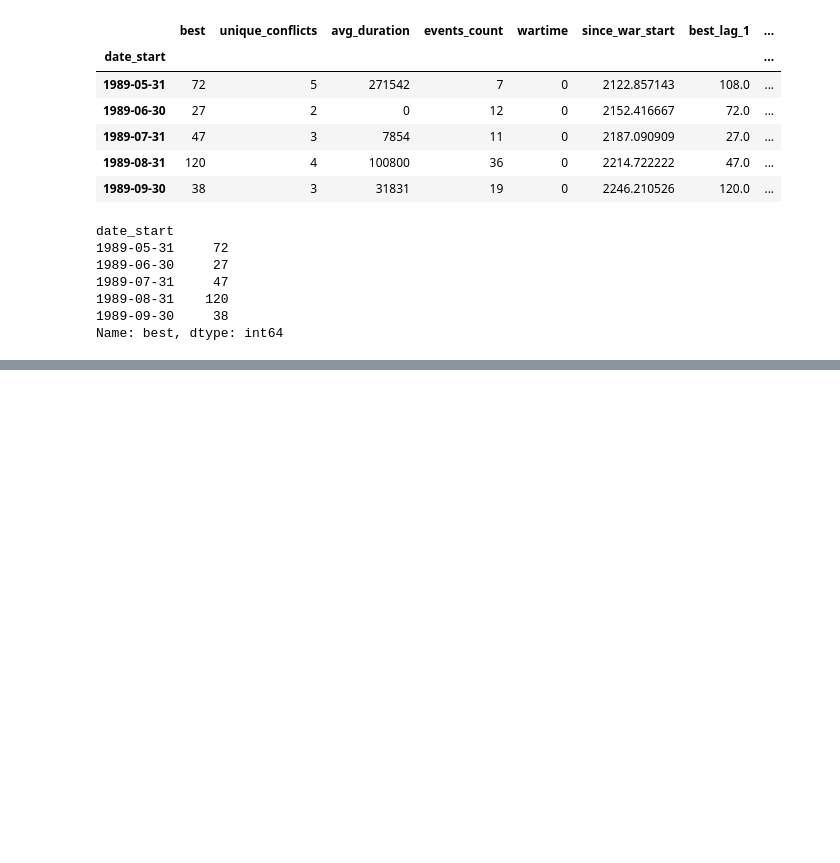
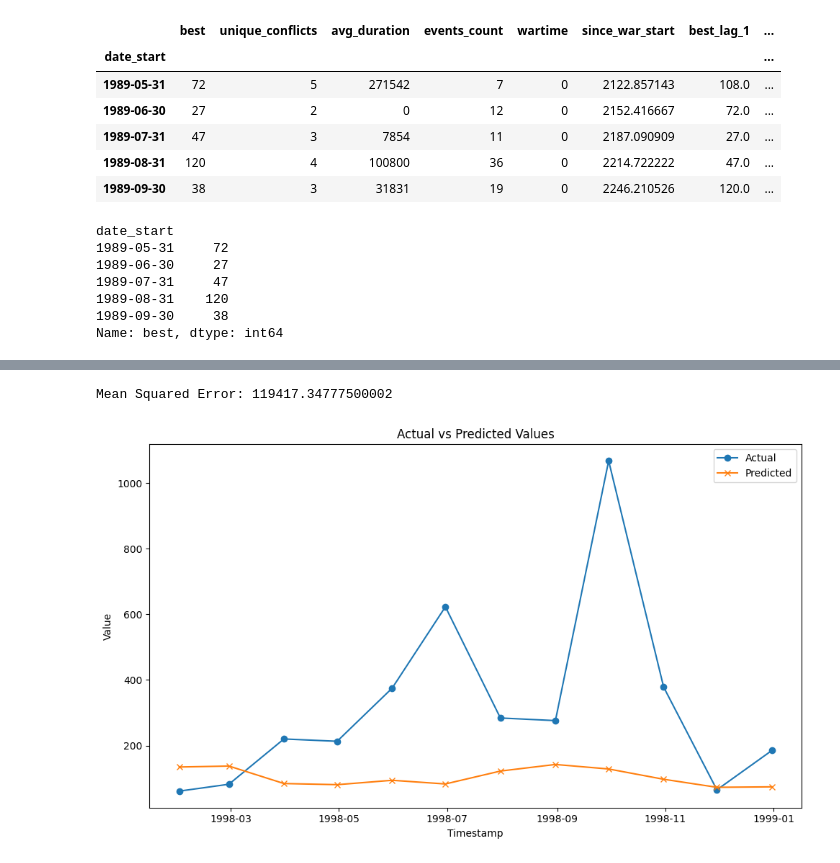
Before and after one commit to kaylanhua/conflicts, a Jupyter notebook: eda/sri_lanka.ipynb, the cells around one changed output, grey strips where cells are left out. Drawn from its saved outputs; the diff is of its cells as text; code cells hidden in the pictures; blank space fills up the shorter version.

```diff
--- a/eda/sri_lanka.ipynb
+++ b/eda/sri_lanka.ipynb
@@ -133,0 +215,17 @@ Mean Squared Error: 2472.8391266666636
+# %%
+lag_values = train_data.iloc[-1][['best', 'best_lag_1', 'best_lag_2', 'best_lag_3']].values
+
+# Predict recursively and update lag values for the rest of X_test
+for i in range(len(index_future_dates)):
+    lag_cols = ['best_lag_1', 'best_lag_2', 'best_lag_3', 'best_lag_4']
+    # Update the lag values for the current test instance
+    X_test.loc[X_test.index[i], lag_cols] = lag_values
+    # Predict the current value
+    # print(model.predict(X_test.loc[X_test.index[0]:X_test.index[0]].values.reshape(1, -1)))
+    current_prediction = model.predict(X_test.loc[X_test.index[i]].values.reshape(1, -1))
+
+    predictions.append(current_prediction)
+    # Update the lag_values to include the new prediction
+    lag_values = np.roll(lag_values, 1)
+    lag_values[0] = current_prediction
+# print(lag_values)
@@ -133,0 +242,32 @@ Mean Squared Error: 2472.8391266666636
+# %%
+
+# Calculate Mean Squared Error
+mse = mean_squared_error(y_test, predictions)
+print(f"Mean Squared Error: {mse}")
+# %% [output]
+Mean Squared Error: 119417.34777500002
+# %%
+import matplotlib.pyplot as plt
+import matplotlib.ticker as ticker
+
+plt.figure(figsize=(10, 6))
+indices = range(len(y_test))
+
+# Sort y_test by index to align with the timestamps
+sorted_indices = y_test.sort_index().index
+sorted_y_test = y_test.sort_index()
+sorted_predictions = [predictions[i] for i in np.argsort(y_test.index)]
+
+plt.plot(sorted_indices, sorted_y_test, label='Actual', marker='o')
+plt.plot(sorted_indices, sorted_predictions, label='Predicted', marker='x')
+
+plt.title('Actual vs Predicted Values')
+plt.xlabel('Timestamp')
+plt.ylabel('Value')
+plt.legend()
+
+
+plt.tight_layout()
+plt.show()
+# %% [output]
+[figure, added]
```
Also changed, not shown: parts of 9 cells of this notebook, 1 other file.
